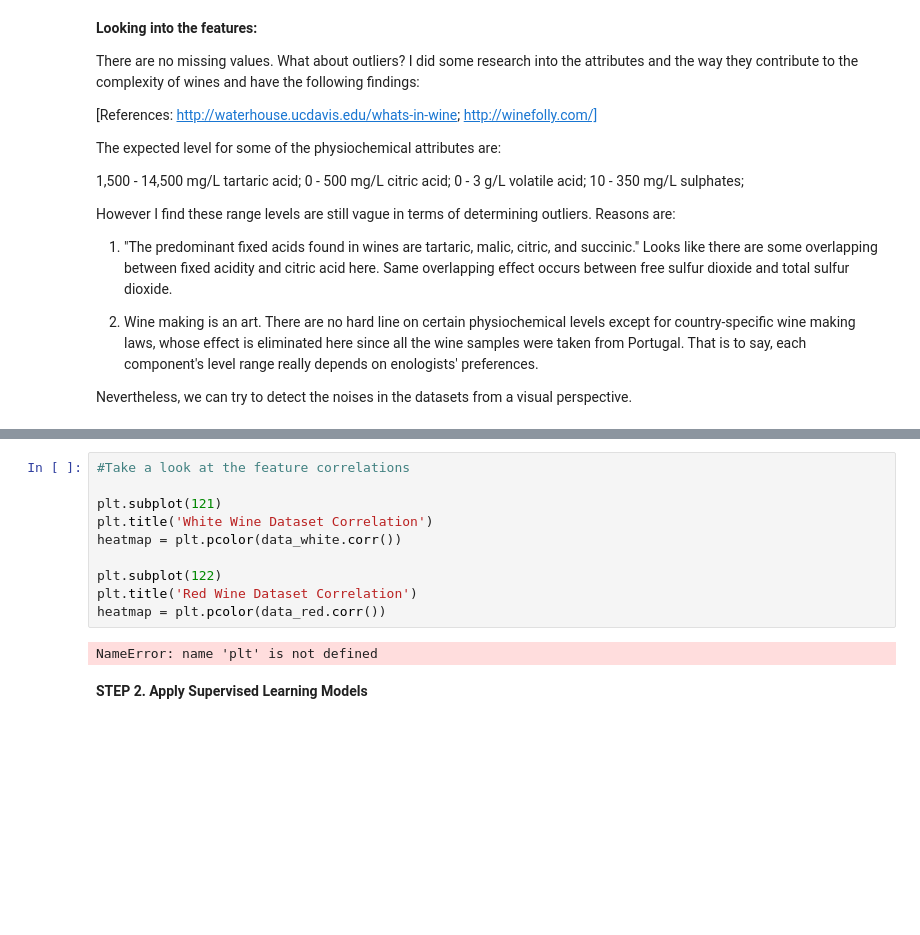
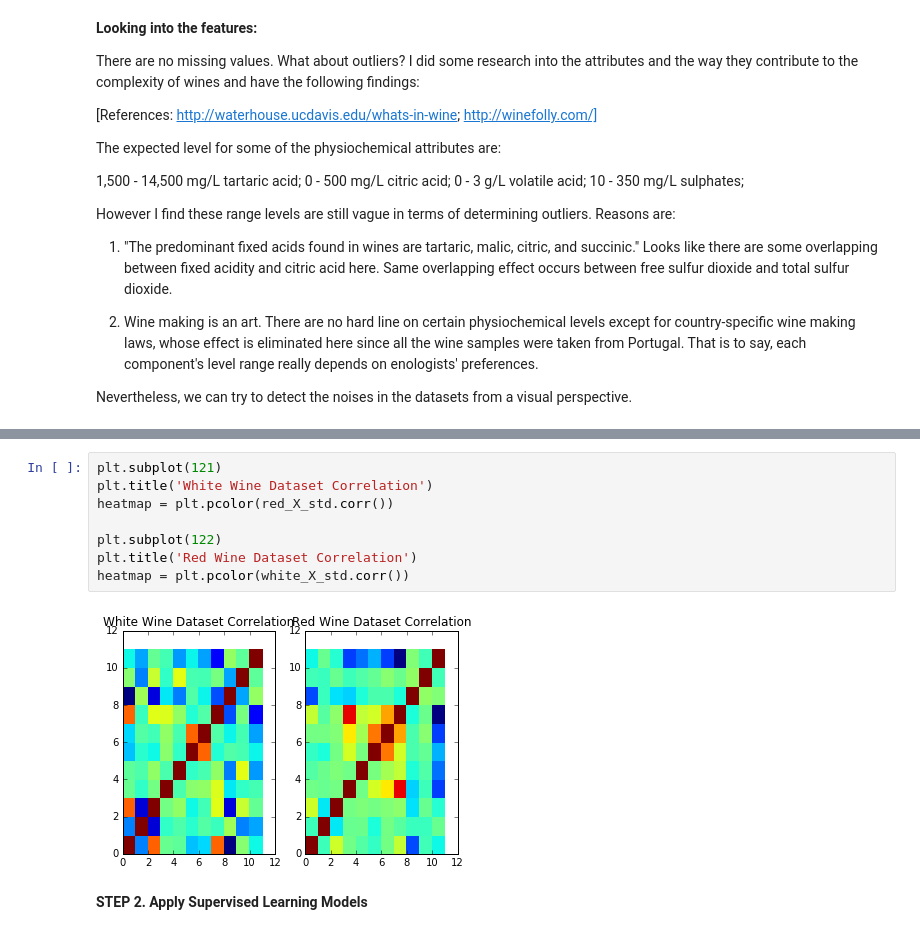
Before and after one commit to wxlu718/final_project, a Jupyter notebook: Project.questions.and.cleaned.dataset_Wine.Quality.Dataset.ipynb, the cells around one changed output, grey strips where cells are left out. Saved outputs shown, nothing was run; the diff lists cells and outputs as text; blank space fills up the shorter version.

```diff
--- a/Project.questions.and.cleaned.dataset_Wine.Quality.Dataset.ipynb
+++ b/Project.questions.and.cleaned.dataset_Wine.Quality.Dataset.ipynb
@@ -287,15 +340,13 @@ From the above two box plots, I notice some prominent outlying values in feature
 # %%
-#Take a look at the feature correlations
-
 plt.subplot(121)
 plt.title('White Wine Dataset Correlation')
-heatmap = plt.pcolor(data_white.corr())
+heatmap = plt.pcolor(red_X_std.corr())
 
 plt.subplot(122)
 plt.title('Red Wine Dataset Correlation')
-heatmap = plt.pcolor(data_red.corr())
+heatmap = plt.pcolor(white_X_std.corr())
 # %% [output]
-NameError: name 'plt' is not defined
+[figure, added]
 # %% [markdown]
 **STEP 2. Apply Supervised Learning Models**
 # %%
```
Also changed, not shown: parts of 9 cells of this notebook.
